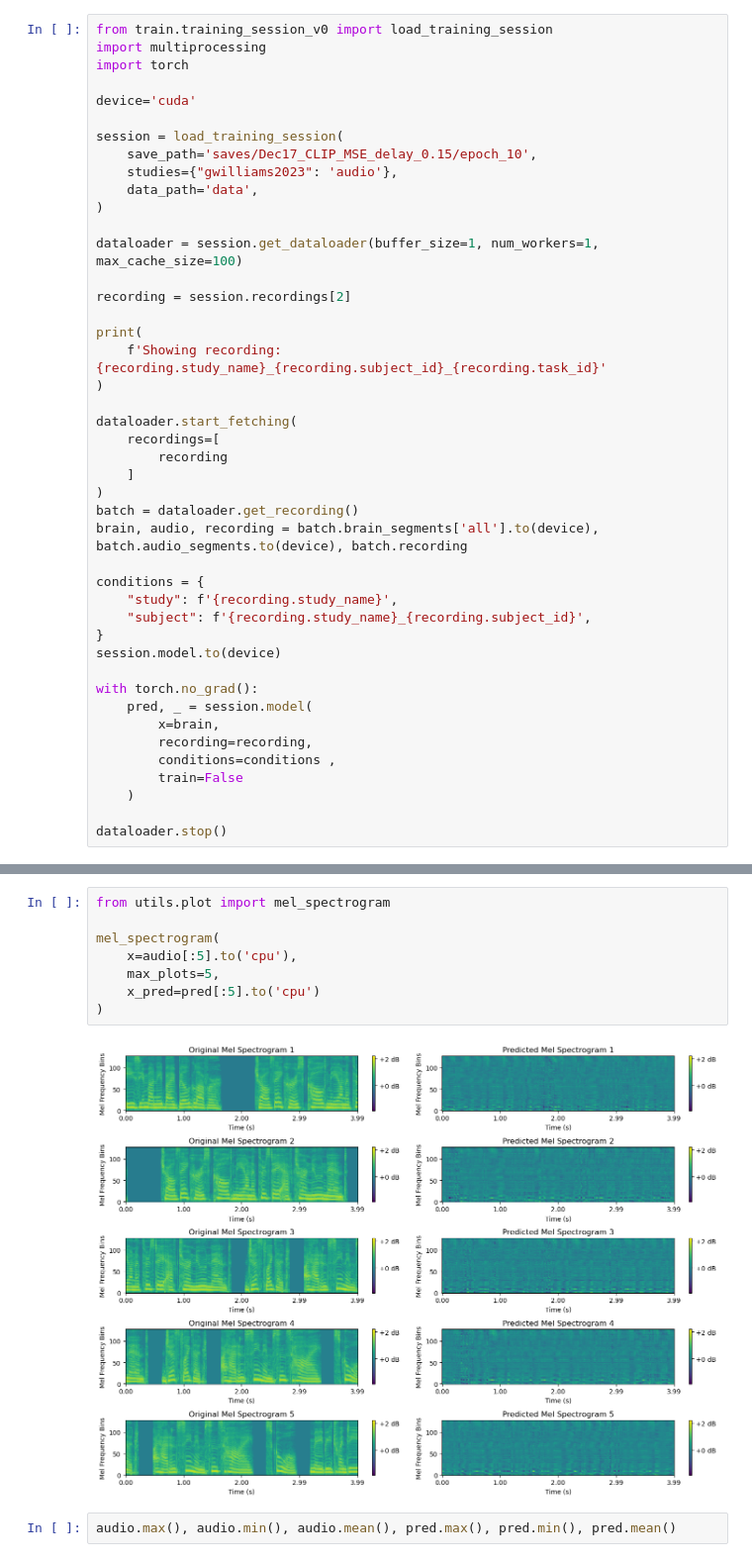
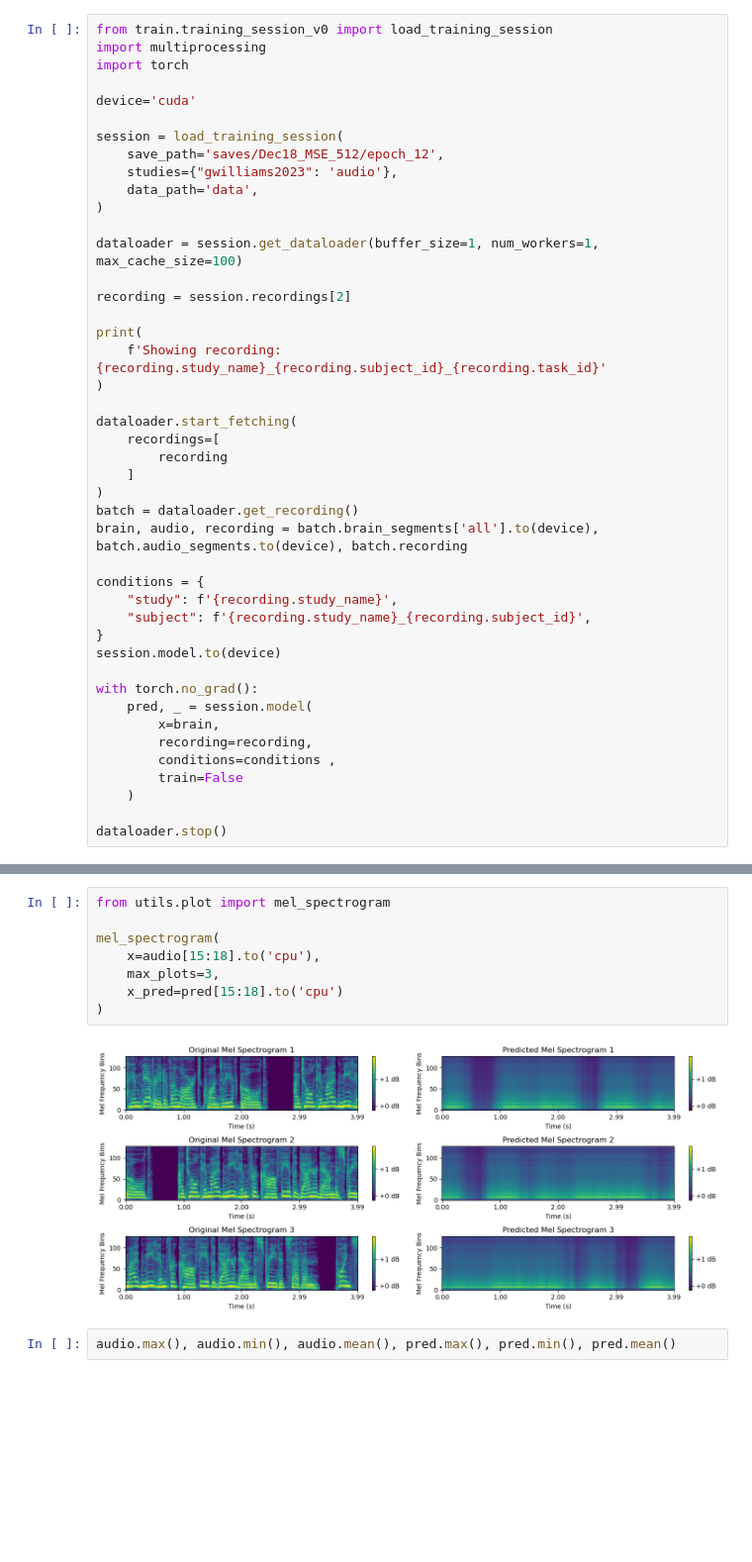
Before and after one commit to shsu04/brain-decoding, a Jupyter notebook: test.ipynb, the cells around one changed output, grey strips where cells are left out. Shown at 99% size. Cells and saved outputs as stored; diff of their text form; blank space fills up the shorter version.

```diff
--- a/test.ipynb
+++ b/test.ipynb
@@ -6,7 +6,7 @@ import torch
 device='cuda'
 
 session = load_training_session(
-    save_path='saves/Dec17_CLIP_MSE_delay_0.15/epoch_10',
+    save_path='saves/Dec18_MSE_512/epoch_12',
     studies={"gwilliams2023": 'audio'},
     data_path='data',
 )
@@ -55,13 +55,13 @@ Showing recording: Gwilliams2023_01_2
 # %%
 from utils.plot import mel_spectrogram
 
 mel_spectrogram(
-    x=audio[:5].to('cpu'),
-    max_plots=5,
-    x_pred=pred[:5].to('cpu')
+    x=audio[15:18].to('cpu'),
+    max_plots=3,
+    x_pred=pred[15:18].to('cpu')
 )
 # %% [output]
-[figure, old version]
+[figure, new version]
 # %%
 audio.max(), audio.min(), audio.mean(), pred.max(), pred.min(), pred.mean()
 # %% [output]
```
Also changed, not shown: parts of 1 cell of this notebook, 15 other files.
